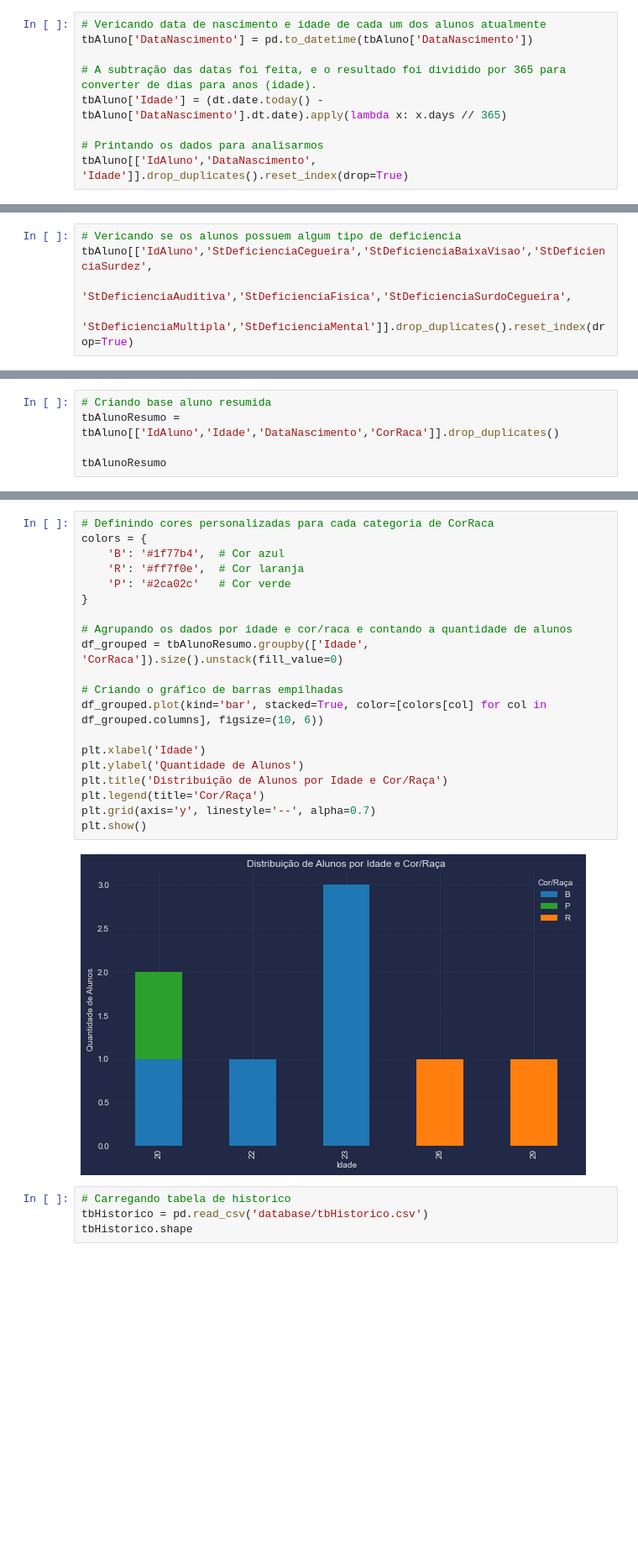
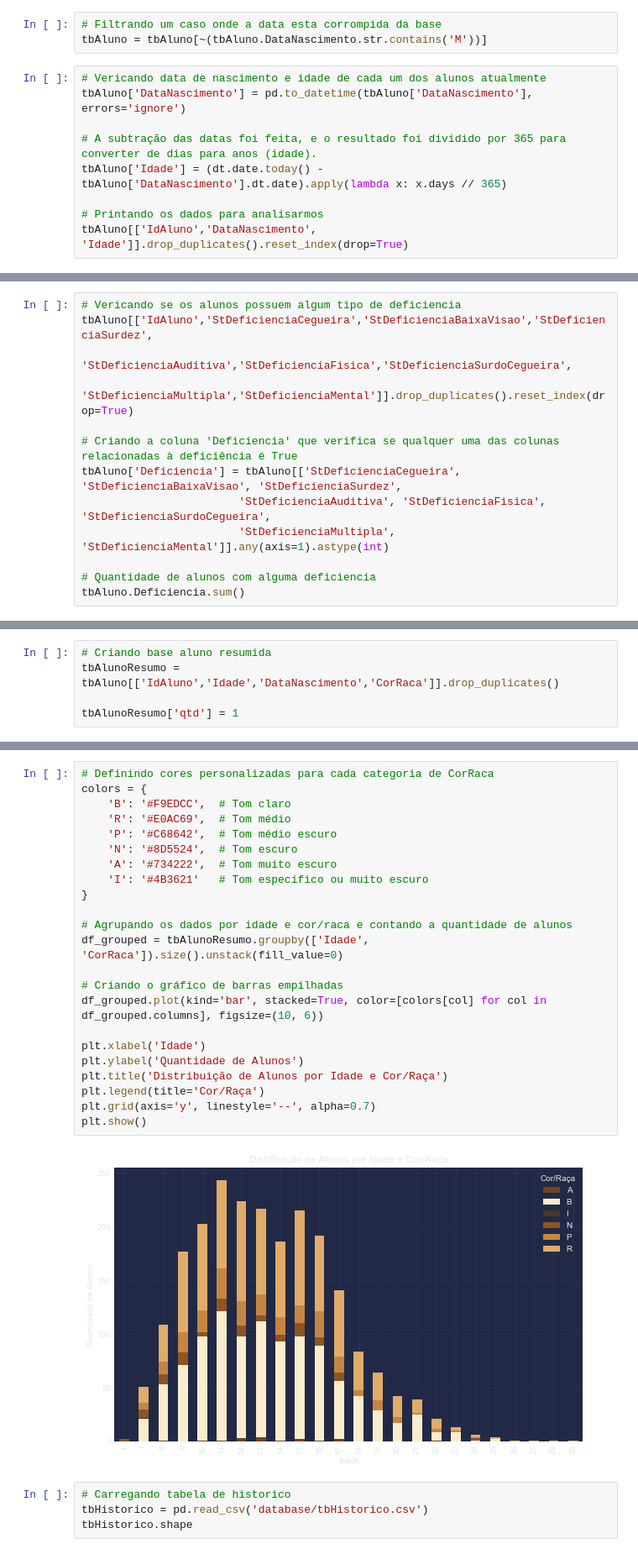
Before and after one commit to tulipia/passos-magicos, a Jupyter notebook: index_v2.ipynb, the cells around one changed output, grey strips where cells are left out. Shown at 84% size. Saved outputs shown, nothing was run; the diff lists cells and outputs as text; blank space fills up the shorter version.

Commit message:
Atualizando visoes com a nova base de alunos

```diff
--- a/index_v2.ipynb
+++ b/index_v2.ipynb
@@ -73,6 +84,9 @@ tbAluno[['IdAluno','CorRaca']].drop_duplicates().reset_index(drop=True)
+# %%
+# Filtrando um caso onde a data esta corrompida da base
+tbAluno = tbAluno[~(tbAluno.DataNascimento.str.contains('M'))]
 # %%
 # Vericando data de nascimento e idade de cada um dos alunos atualmente
-tbAluno['DataNascimento'] = pd.to_datetime(tbAluno['DataNascimento'])
+tbAluno['DataNascimento'] = pd.to_datetime(tbAluno['DataNascimento'], errors='ignore')
 
 # A subtração das datas foi feita, e o resultado foi dividido por 365 para converter de dias para anos (idade).
 tbAluno['Idade'] = (dt.date.today() - tbAluno['DataNascimento'].dt.date).apply(lambda x: x.days // 365)
@@ -94,4 +112,12 @@ tbAluno[['IdAluno','DataNascimento', 'Idade']].drop_duplicates().reset_index(dro
 tbAluno[['IdAluno','StDeficienciaCegueira','StDeficienciaBaixaVisao','StDeficienciaSurdez',
           'StDeficienciaAuditiva','StDeficienciaFisica','StDeficienciaSurdoCegueira',
           'StDeficienciaMultipla','StDeficienciaMental']].drop_duplicates().reset_index(drop=True)
+
+# Criando a coluna 'Deficiencia' que verifica se qualquer uma das colunas relacionadas à deficiência é True
+tbAluno['Deficiencia'] = tbAluno[['StDeficienciaCegueira', 'StDeficienciaBaixaVisao', 'StDeficienciaSurdez',
+                        'StDeficienciaAuditiva', 'StDeficienciaFisica', 'StDeficienciaSurdoCegueira',
+                        'StDeficienciaMultipla', 'StDeficienciaMental']].any(axis=1).astype(int)
+
+# Quantidade de alunos com alguma deficiencia
+tbAluno.Deficiencia.sum()
 # %% [output]
@@ -108,4 +126,4 @@ tbAluno[['IdAluno','StDeficienciaCegueira','StDeficienciaBaixaVisao','StDeficien
 # Criando base aluno resumida
 tbAlunoResumo = tbAluno[['IdAluno','Idade','DataNascimento','CorRaca']].drop_duplicates()
 
-tbAlunoResumo
+tbAlunoResumo['qtd'] = 1
@@ -122,25 +130,28 @@ tbAlunoResumo
 # %%
 # Definindo cores personalizadas para cada categoria de CorRaca
 colors = {
-    'B': '#1f77b4',  # Cor azul
-    'R': '#ff7f0e',  # Cor laranja
-    'P': '#2ca02c'   # Cor verde
+    'B': '#F9EDCC',  # Tom claro
+    'R': '#E0AC69',  # Tom médio
+    'P': '#C68642',  # Tom médio escuro
+    'N': '#8D5524',  # Tom escuro
+    'A': '#734222',  # Tom muito escuro
+    'I': '#4B3621'   # Tom específico ou muito escuro
 }
 
 # Agrupando os dados por idade e cor/raca e contando a quantidade de alunos
 df_grouped = tbAlunoResumo.groupby(['Idade', 'CorRaca']).size().unstack(fill_value=0)
 
 # Criando o gráfico de barras empilhadas
 df_grouped.plot(kind='bar', stacked=True, color=[colors[col] for col in df_grouped.columns], figsize=(10, 6))
 
 plt.xlabel('Idade')
 plt.ylabel('Quantidade de Alunos')
 plt.title('Distribuição de Alunos por Idade e Cor/Raça')
 plt.legend(title='Cor/Raça')
 plt.grid(axis='y', linestyle='--', alpha=0.7)
 plt.show()
 # %% [output]
-[figure, old version]
+[figure, new version]
 # %%
 # Carregando tabela de historico
 tbHistorico = pd.read_csv('database/tbHistorico.csv')
```
Also changed, not shown: parts of 9 cells of this notebook.
